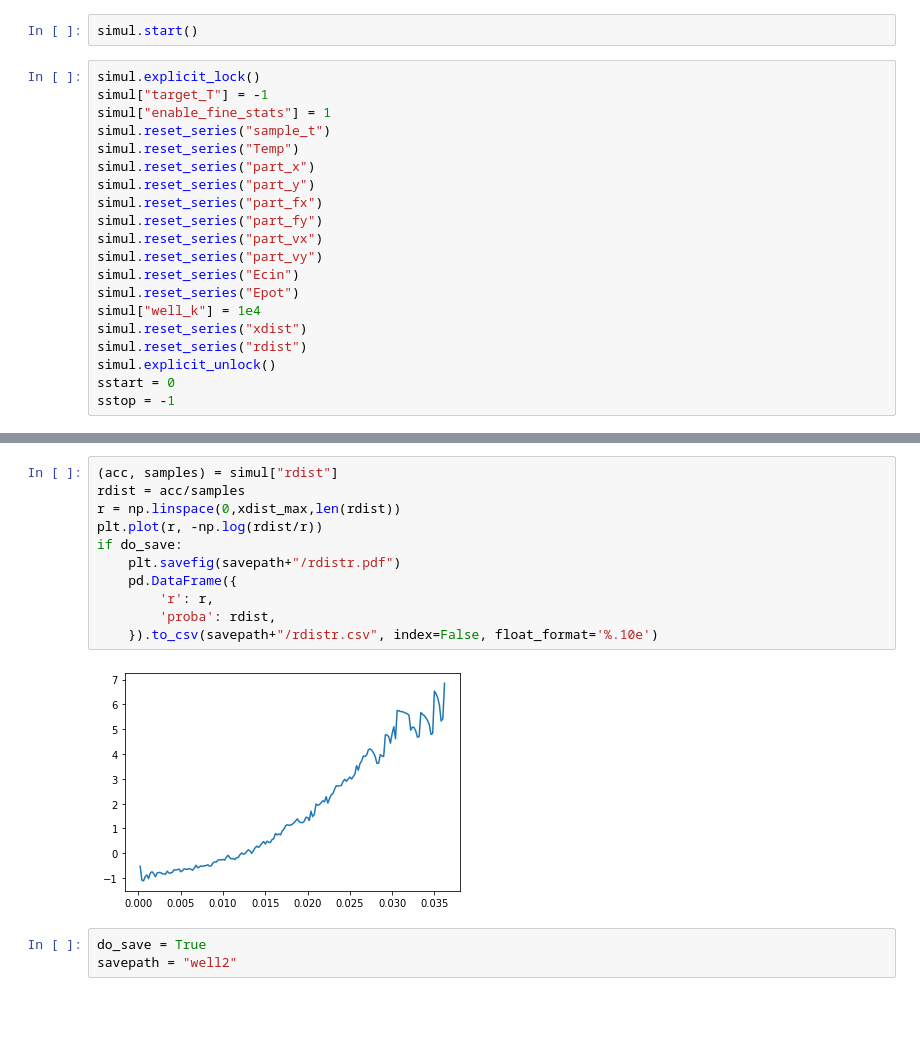
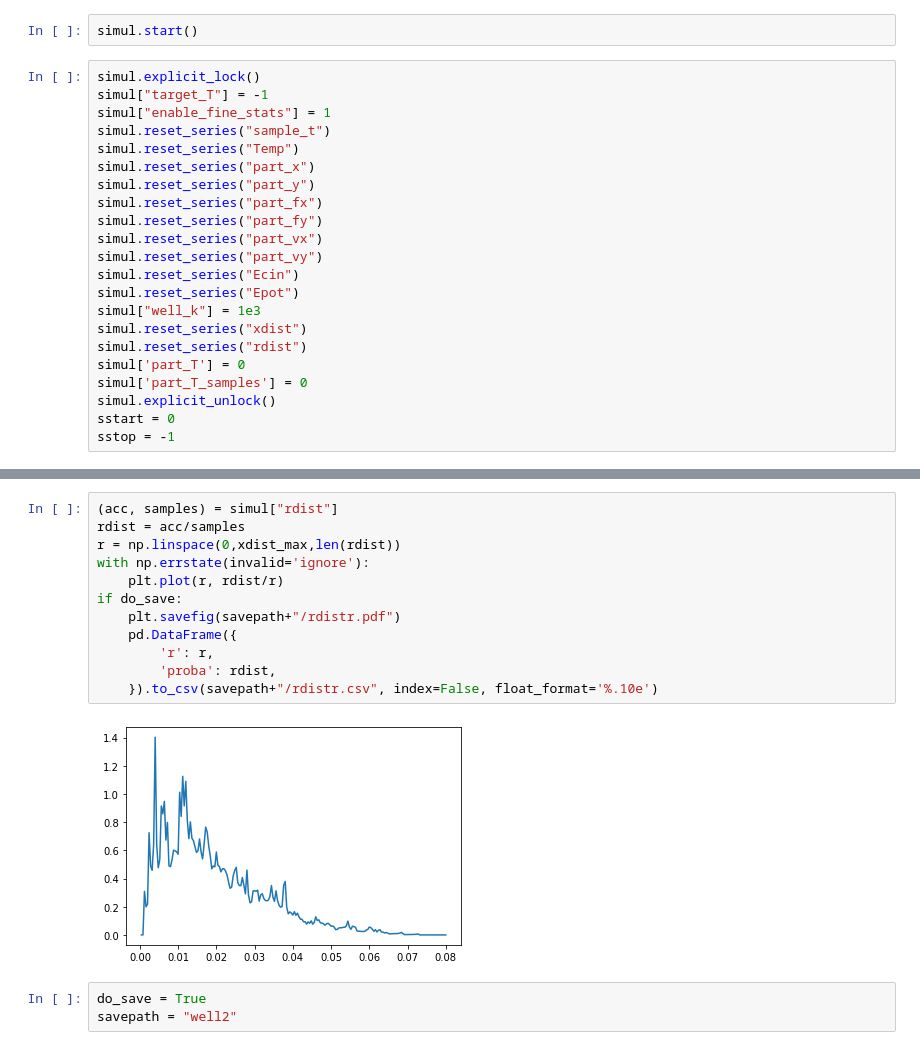
Before and after one commit to xif-fr/BrownianMotion, a Jupyter notebook: main.ipynb, the cells around one changed output, grey strips where cells are left out. Drawn from its saved outputs; the diff is of its cells as text; blank space fills up the shorter version.

```diff
--- a/main.ipynb
+++ b/main.ipynb
@@ -361,9 +351,11 @@ simul.reset_series("part_vx")
 simul.reset_series("part_vy")
 simul.reset_series("Ecin")
 simul.reset_series("Epot")
-simul["well_k"] = 1e4
+simul["well_k"] = 1e3
 simul.reset_series("xdist")
 simul.reset_series("rdist")
+simul['part_T'] = 0
+simul['part_T_samples'] = 0
 simul.explicit_unlock()
 sstart = 0
 sstop = -1
@@ -385,16 +380,17 @@ if do_save:
 # %%
 (acc, samples) = simul["rdist"]
 rdist = acc/samples
 r = np.linspace(0,xdist_max,len(rdist))
-plt.plot(r, -np.log(rdist/r))
+with np.errstate(invalid='ignore'):
+    plt.plot(r, rdist/r)
 if do_save:
     plt.savefig(savepath+"/rdistr.pdf")
     pd.DataFrame({
         'r': r,
         'proba': rdist,
     }).to_csv(savepath+"/rdistr.csv", index=False, float_format='%.10e')
 # %% [output]
-[figure, old version]
+[figure, new version]
 # %%
 do_save = True
 savepath = "well2"
```
Also changed, not shown: parts of 16 cells of this notebook, 6 other files.
